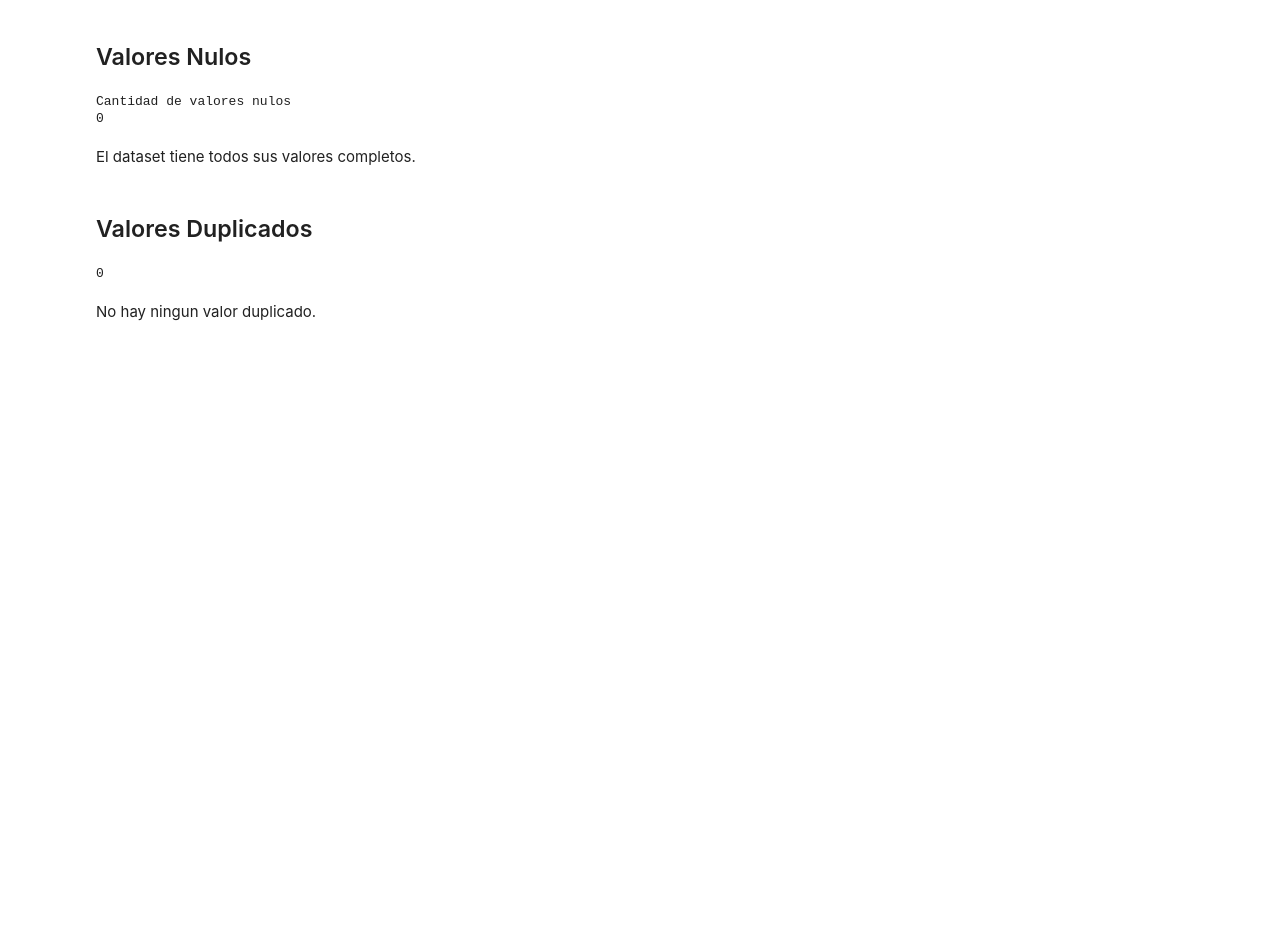
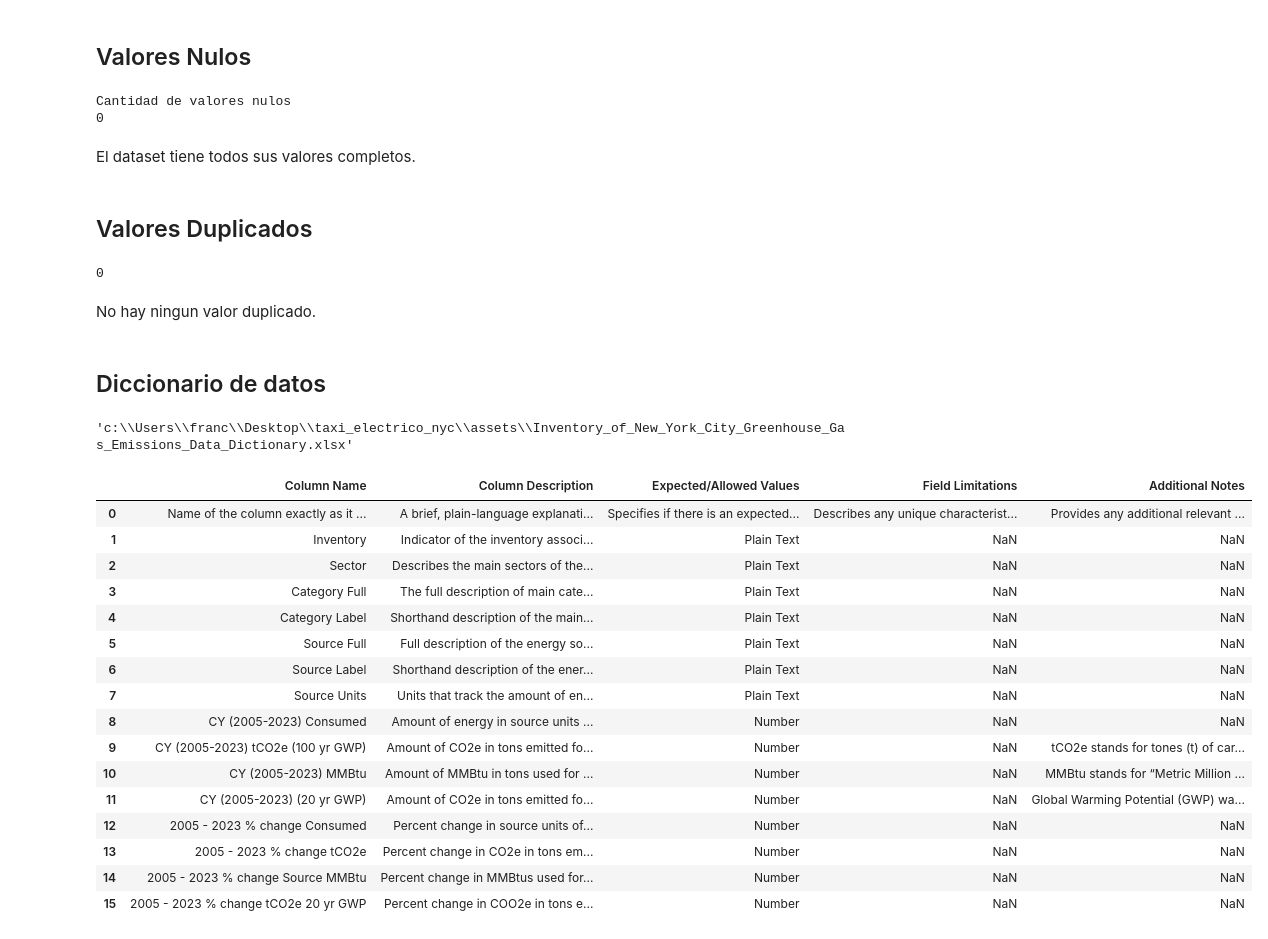
Before and after one commit to lmunozm1702/taxi_electrico_nyc, a Jupyter notebook: EDA/EDA-Calidad_de_Gas_Emissions.ipynb, the cells around one changed output. Drawn from its saved outputs; the diff is of its cells as text; code cells hidden in the pictures; blank space fills up the shorter version.

Commit message:
Diccionario de datos

```diff
--- a/EDA/EDA-Calidad_de_Gas_Emissions.ipynb
+++ b/EDA/EDA-Calidad_de_Gas_Emissions.ipynb
@@ -147,3 +147,41 @@ print(gas_emissions.duplicated().sum())
 0
 # %% [markdown]
 No hay ningun valor duplicado.
+# %% [markdown]
+## Diccionario de datos
+# %%
+ruta_del_diccionario = os.path.join(
+    ruta_del_proyecto,
+    'assets',
+    'Inventory_of_New_York_City_Greenhouse_Gas_Emissions_Data_Dictionary.xlsx'
+    )
+
+ruta_del_diccionario
+# %% [output]
+'c:\\Users\\franc\\Desktop\\taxi_electrico_nyc\\assets\\Inventory_of_New_York_City_Greenhouse_Gas_Emissions_Data_Dictionary.xlsx'
+# %%
+diccionario = pd.read_excel(
+    ruta_del_diccionario,
+    sheet_name='Column Information',
+    header=1
+    )
+# %%
+diccionario
+# %% [output]
+|  | Column Name | Column Description | Expected/Allowed Values | Field Limitations | Additional Notes |
+| 0 | Name of the column exactly as it ... | A brief, plain-language explanati... | Specifies if there is an expected... | Describes any unique characterist... | Provides any additional relevant ... |
+| 1 | Inventory | Indicator of the inventory associ... | Plain Text | NaN | NaN |
+| 2 | Sector | Describes the main sectors of the... | Plain Text | NaN | NaN |
+| 3 | Category Full | The full description of main cate... | Plain Text | NaN | NaN |
+| 4 | Category Label | Shorthand description of the main... | Plain Text | NaN | NaN |
+| 5 | Source Full | Full description of the energy so... | Plain Text | NaN | NaN |
+| 6 | Source Label | Shorthand description of the ener... | Plain Text | NaN | NaN |
+| 7 | Source Units | Units that track the amount of en... | Plain Text | NaN | NaN |
+| 8 | CY (2005-2023) Consumed | Amount of energy in source units ... | Number | NaN | NaN |
+| 9 | CY (2005-2023) tCO2e (100 yr GWP) | Amount of CO2e in tons emitted fo... | Number | NaN | tCO2e stands for tones (t) of car... |
+| 10 | CY (2005-2023) MMBtu | Amount of MMBtu in tons used for ... | Number | NaN | MMBtu stands for “Metric Million ... |
+| 11 | CY (2005-2023) (20 yr GWP) | Amount of CO2e in tons emitted fo... | Number | NaN | Global Warming Potential (GWP) wa... |
+| 12 | 2005 - 2023 % change Consumed | Percent change in source units of... | Number | NaN | NaN |
+| 13 | 2005 - 2023 % change tCO2e | Percent change in CO2e in tons em... | Number | NaN | NaN |
+| 14 | 2005 - 2023 % change Source MMBtu | Percent change in MMBtus used for... | Number | NaN | NaN |
+| 15 | 2005 - 2023 % change tCO2e 20 yr GWP | Percent change in COO2e in tons e... | Number | NaN | NaN |
```
